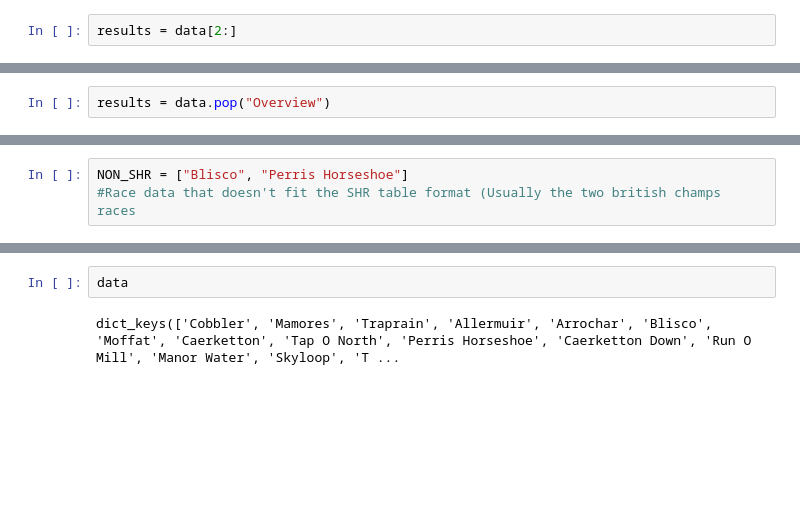
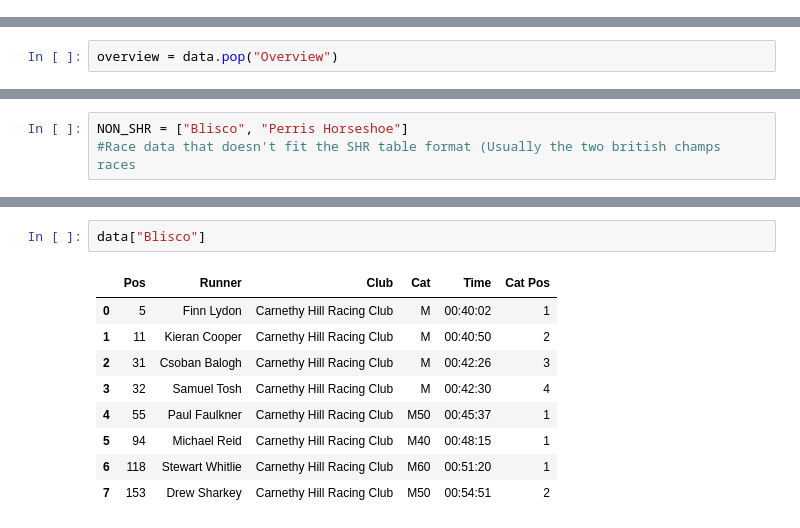
Before and after one commit to dvalters/carnethy-club-championship, a Jupyter notebook: champs2024.ipynb, the cells around one changed output, grey strips where cells are left out. Cells and saved outputs as stored; diff of their text form; blank space fills up the shorter version.

```diff
--- a/champs2024.ipynb
+++ b/champs2024.ipynb
@@ -8,2 +5,0 @@ dict_keys(['Races', 'Overview', 'Cobbler', 'Mamores', 'Traprain', 'Allermuir', '
-# %%
-results = data[2:]
@@ -12,4 +6,4 @@ KeyError: slice(2, None, None)
 # %%
 metadata = data.pop("Races", "Overview")
 # %%
-results = data.pop("Overview")
+overview = data.pop("Overview")
@@ -97,5 +150,13 @@ data["Tinto"]
-# %%
-data
-# %% [output]
-dict_keys(['Cobbler', 'Mamores', 'Traprain', 'Allermuir', 'Arrochar', 'Blisco', 'Moffat', 'Caerketton', 'Tap O North', 'Perris Horseshoe', 'Caerketton Down', 'Run O Mill', 'Manor Water', 'Skyloop', 'T ...
+# %%
+data["Blisco"]
+# %% [output]
+|  | Pos | Runner | Club | Cat | Time | Cat Pos |
+| 0 | 5 | Finn Lydon | Carnethy Hill Racing Club | M | 00:40:02 | 1 |
+| 1 | 11 | Kieran Cooper | Carnethy Hill Racing Club | M | 00:40:50 | 2 |
+| 2 | 31 | Csoban Balogh | Carnethy Hill Racing Club | M | 00:42:26 | 3 |
+| 3 | 32 | Samuel Tosh | Carnethy Hill Racing Club | M | 00:42:30 | 4 |
+| 4 | 55 | Paul Faulkner | Carnethy Hill Racing Club | M50 | 00:45:37 | 1 |
+| 5 | 94 | Michael Reid | Carnethy Hill Racing Club | M40 | 00:48:15 | 1 |
+| 6 | 118 | Stewart Whitlie | Carnethy Hill Racing Club | M60 | 00:51:20 | 1 |
+| 7 | 153 | Drew Sharkey | Carnethy Hill Racing Club | M50 | 00:54:51 | 2 |
 # %%
```
Also changed, not shown: parts of 13 cells of this notebook, 1 other file.
